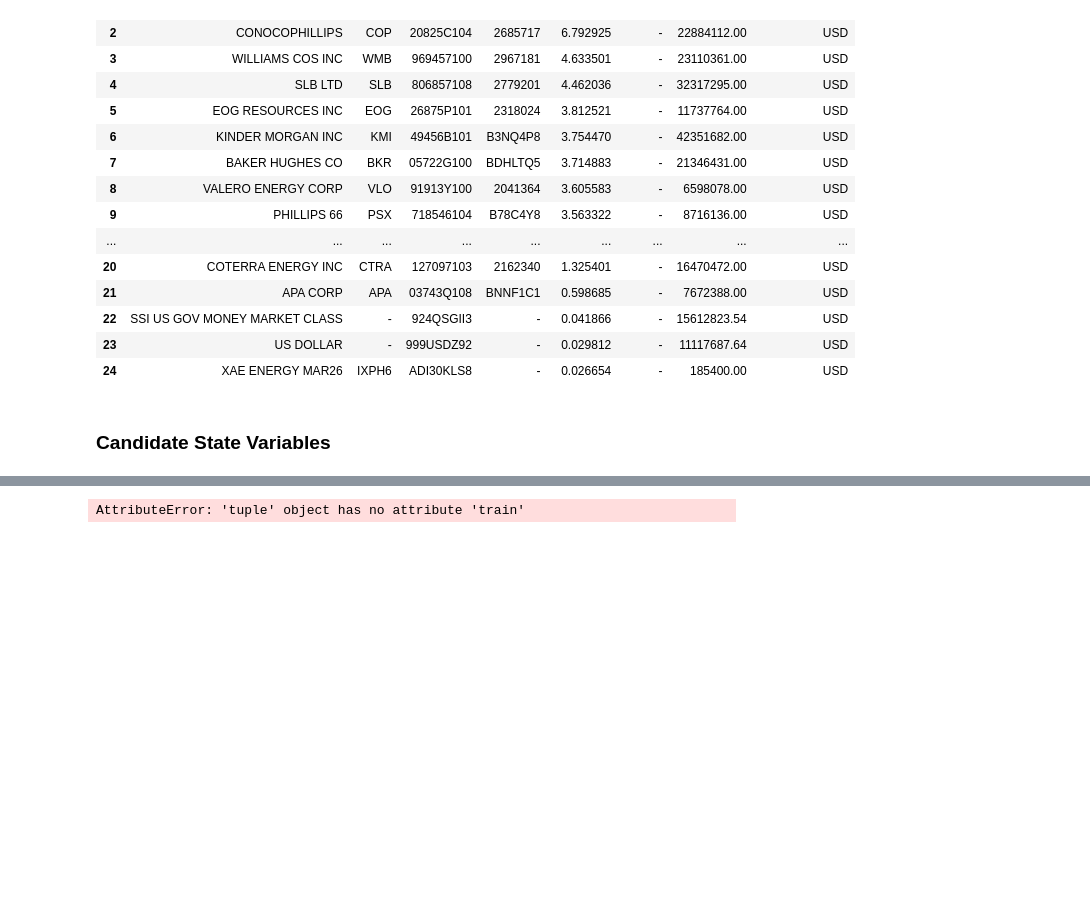
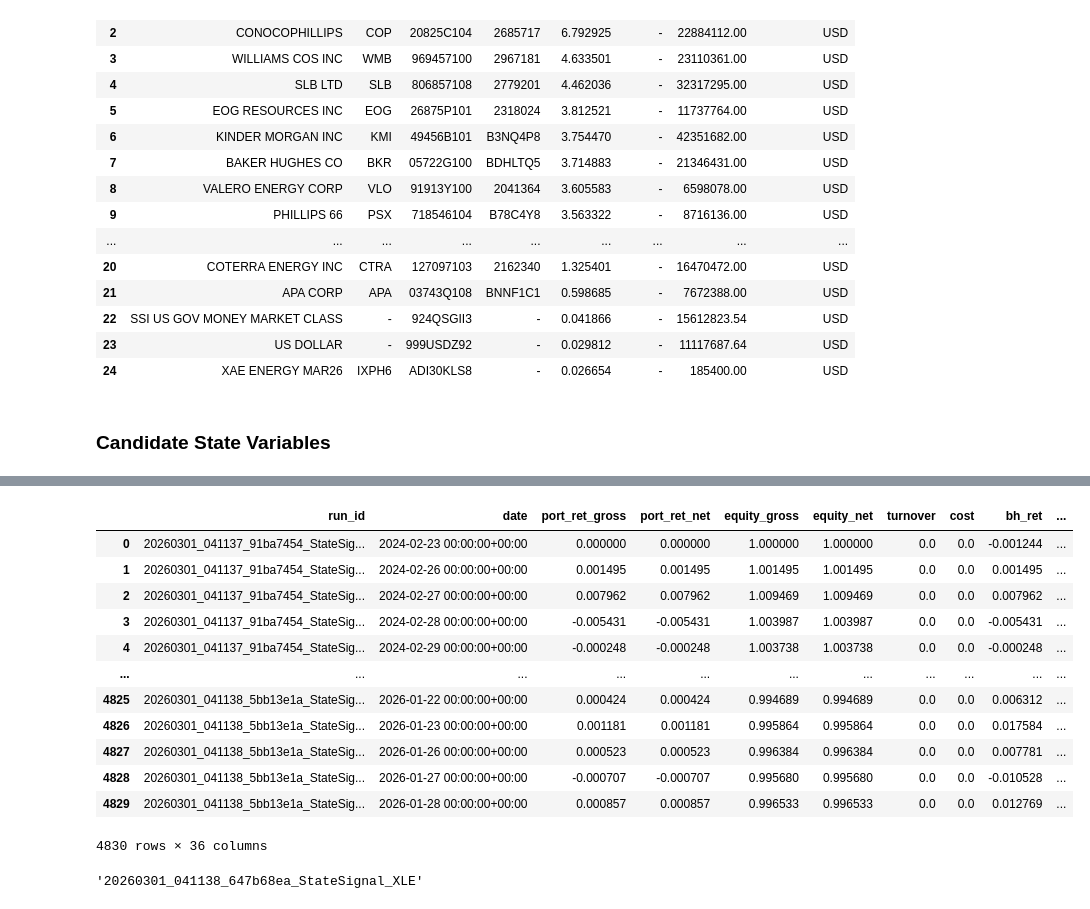
Before and after one commit to jackyeung99/proj_quant_trading, a Jupyter notebook: notebooks/experiment_macro.ipynb, the cells around one changed output, grey strips where cells are left out. Saved outputs shown, nothing was run; the diff lists cells and outputs as text; code cells hidden in the pictures; blank space fills up the shorter version.

```diff
--- a/notebooks/experiment_macro.ipynb
+++ b/notebooks/experiment_macro.ipynb
@@ -190,4 +113,23 @@ session_date
-# %%
-model.train()
-# %% [output]
-AttributeError: 'tuple' object has no attribute 'train'
+# %%
+merged = pd.merge(timeseries_df, runs_df, on='run_id')
+# %%
+merged
+# %% [output]
+|  | run_id | date | port_ret_gross | port_ret_net | equity_gross | equity_net | turnover | cost | bh_ret | ... |
+| 0 | 20260301_041137_91ba7454_StateSig... | 2024-02-23 00:00:00+00:00 | 0.000000 | 0.000000 | 1.000000 | 1.000000 | 0.0 | 0.0 | -0.001244 | ... |
+| 1 | 20260301_041137_91ba7454_StateSig... | 2024-02-26 00:00:00+00:00 | 0.001495 | 0.001495 | 1.001495 | 1.001495 | 0.0 | 0.0 | 0.001495 | ... |
+| 2 | 20260301_041137_91ba7454_StateSig... | 2024-02-27 00:00:00+00:00 | 0.007962 | 0.007962 | 1.009469 | 1.009469 | 0.0 | 0.0 | 0.007962 | ... |
+| 3 | 20260301_041137_91ba7454_StateSig... | 2024-02-28 00:00:00+00:00 | -0.005431 | -0.005431 | 1.003987 | 1.003987 | 0.0 | 0.0 | -0.005431 | ... |
+| 4 | 20260301_041137_91ba7454_StateSig... | 2024-02-29 00:00:00+00:00 | -0.000248 | -0.000248 | 1.003738 | 1.003738 | 0.0 | 0.0 | -0.000248 | ... |
+| ... | ... | ... | ... | ... | ... | ... | ... | ... | ... | ... |
+| 4825 | 20260301_041138_5bb13e1a_StateSig... | 2026-01-22 00:00:00+00:00 | 0.000424 | 0.000424 | 0.994689 | 0.994689 | 0.0 | 0.0 | 0.006312 | ... |
+| 4826 | 20260301_041138_5bb13e1a_StateSig... | 2026-01-23 00:00:00+00:00 | 0.001181 | 0.001181 | 0.995864 | 0.995864 | 0.0 | 0.0 | 0.017584 | ... |
+| 4827 | 20260301_041138_5bb13e1a_StateSig... | 2026-01-26 00:00:00+00:00 | 0.000523 | 0.000523 | 0.996384 | 0.996384 | 0.0 | 0.0 | 0.007781 | ... |
+| 4828 | 20260301_041138_5bb13e1a_StateSig... | 2026-01-27 00:00:00+00:00 | -0.000707 | -0.000707 | 0.995680 | 0.995680 | 0.0 | 0.0 | -0.010528 | ... |
+| 4829 | 20260301_041138_5bb13e1a_StateSig... | 2026-01-28 00:00:00+00:00 | 0.000857 | 0.000857 | 0.996533 | 0.996533 | 0.0 | 0.0 | 0.012769 | ... |
+4830 rows × 36 columns
+# %%
+best = runs_df.sort_values(by=['metric__sharpe'], ascending=False)['run_id'].iloc[1]
+best
+# %% [output]
+'20260301_041138_647b68ea_StateSignal_XLE'
```
Also changed, not shown: parts of 18 cells of this notebook, 5 other files.
